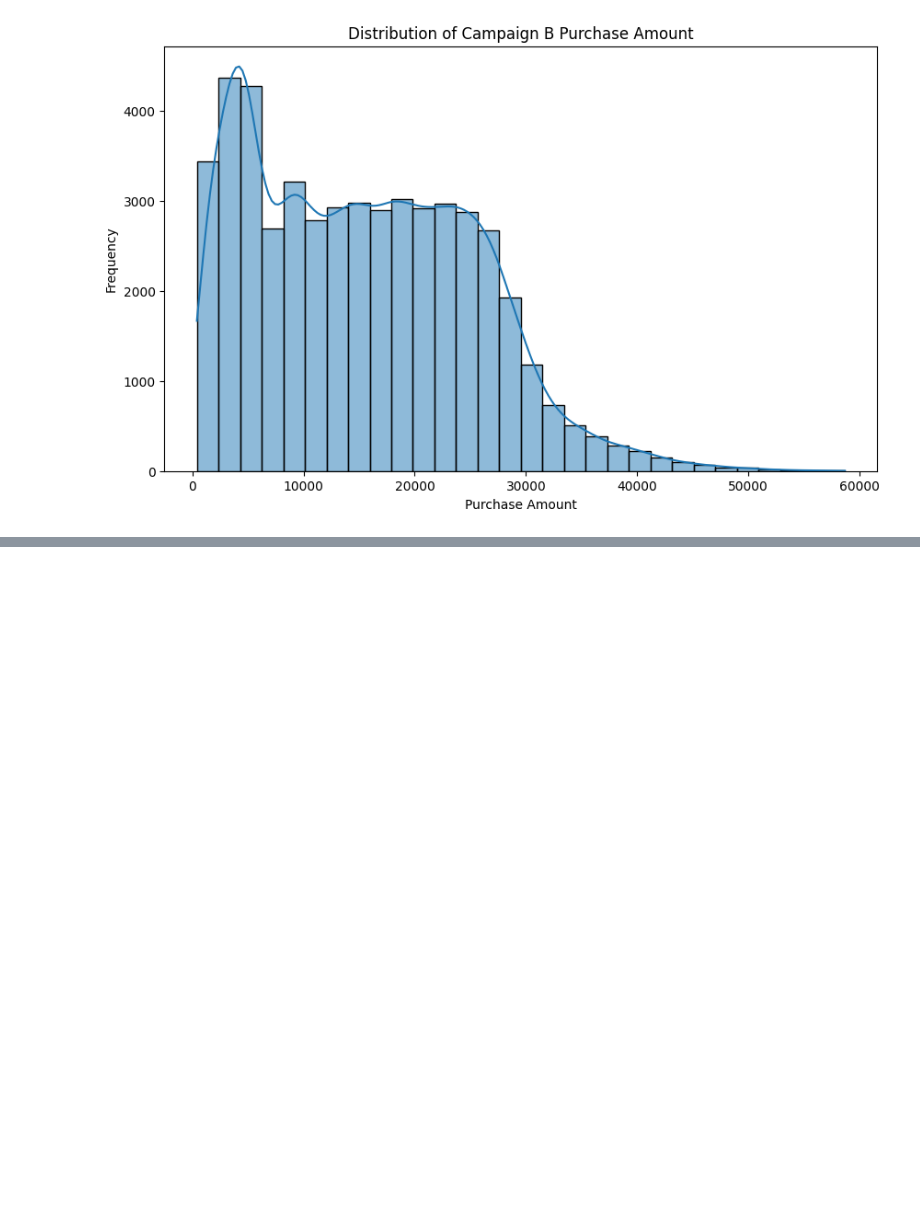
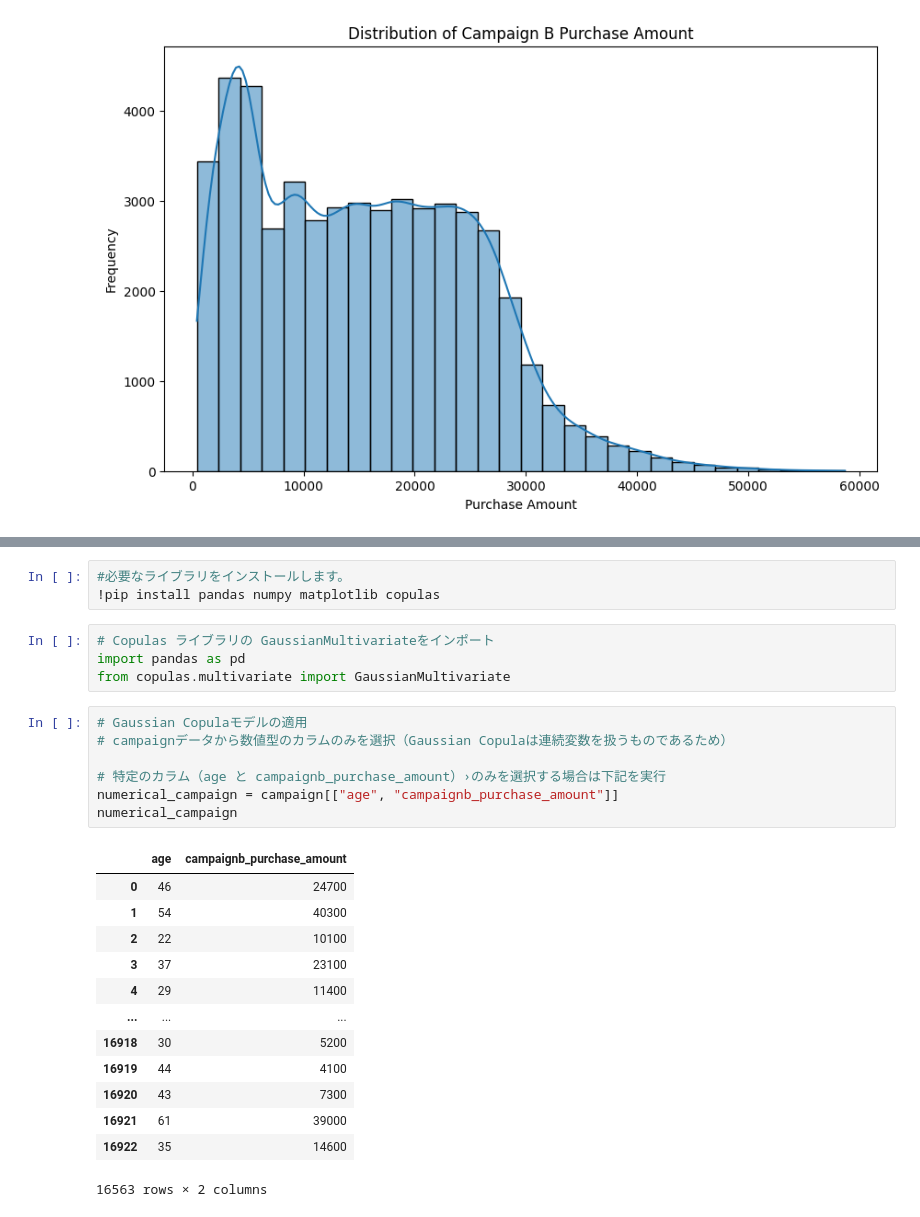
Before and after one commit to maton369/Data_Preprocessing_For_Data_Analyze, a Jupyter notebook: code/09_modeling_transforms.ipynb, the cells around one changed output, grey strips where cells are left out. Cells and saved outputs as stored; diff of their text form; blank space fills up the shorter version.

Commit message:
feat: Gaussian Copula

```diff
--- a/code/09_modeling_transforms.ipynb
+++ b/code/09_modeling_transforms.ipynb
@@ -234,0 +323,28 @@ plt.show()
+# %%
+#必要なライブラリをインストールします。
+!pip install pandas numpy matplotlib copulas
+# %%
+# Copulas ライブラリの GaussianMultivariateをインポート
+import pandas as pd
+from copulas.multivariate import GaussianMultivariate
+# %%
+# Gaussian Copulaモデルの適用
+# campaignデータから数値型のカラムのみを選択（Gaussian Copulaは連続変数を扱うものであるため）
+
+# 特定のカラム（age と campaignb_purchase_amount）›のみを選択する場合は下記を実行
+numerical_campaign = campaign[["age", "campaignb_purchase_amount"]]
+numerical_campaign
+# %% [output]
+|  | age | campaignb_purchase_amount |
+| 0 | 46 | 24700 |
+| 1 | 54 | 40300 |
+| 2 | 22 | 10100 |
+| 3 | 37 | 23100 |
+| 4 | 29 | 11400 |
+| ... | ... | ... |
+| 16918 | 30 | 5200 |
+| 16919 | 44 | 4100 |
+| 16920 | 43 | 7300 |
+| 16921 | 61 | 39000 |
+| 16922 | 35 | 14600 |
+16563 rows × 2 columns
```
Also changed, not shown: parts of 4 cells of this notebook.
